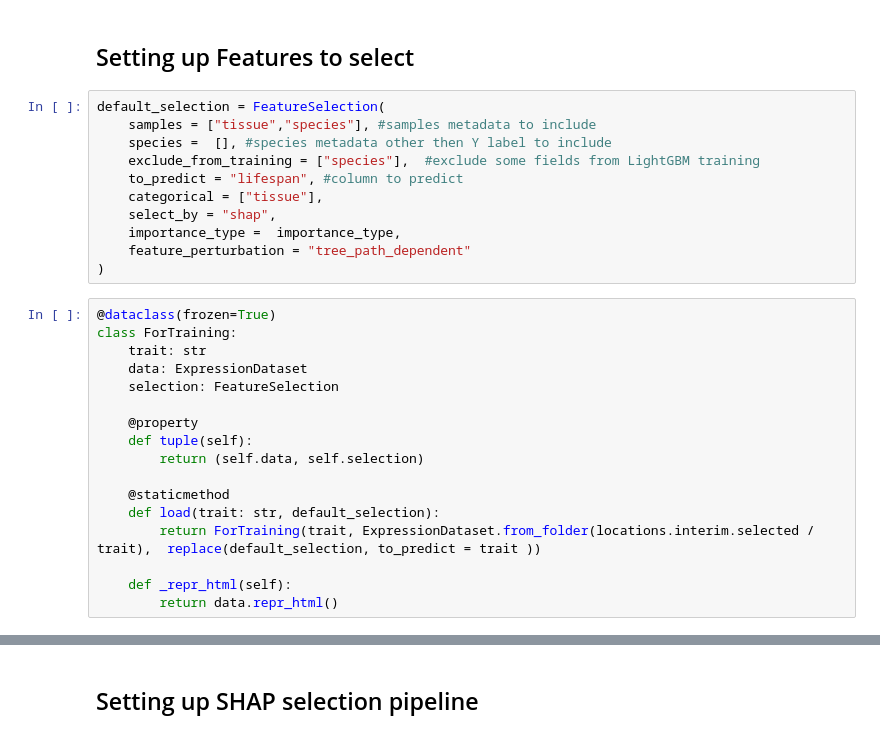
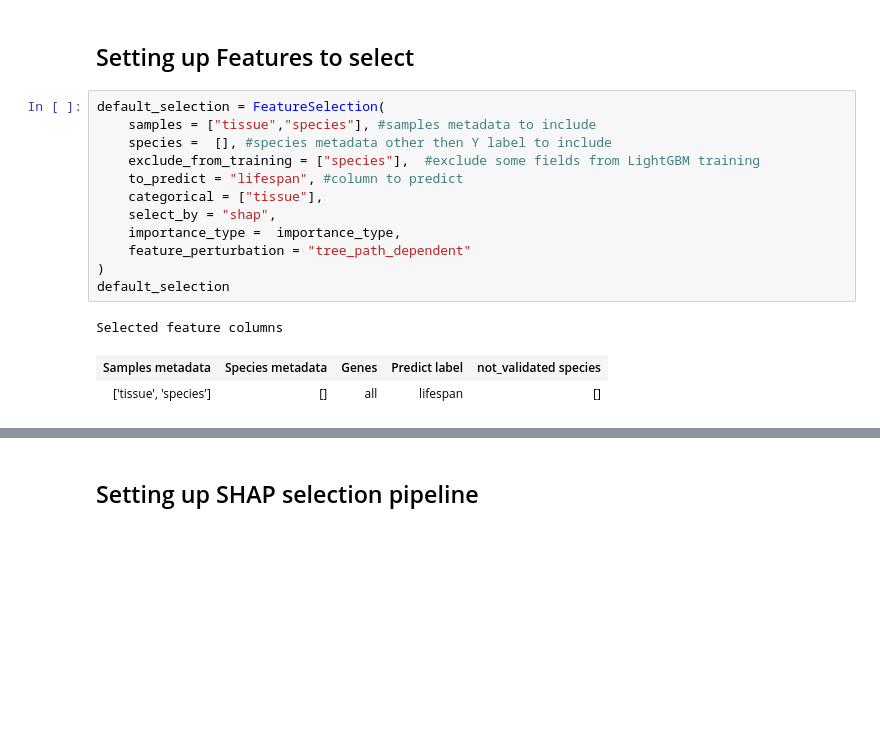
Before and after one commit to antonkulaga/yspecies, a Jupyter notebook: notebooks/shap_selection.ipynb, the cells around one changed output, grey strips where cells are left out. Drawn from its saved outputs; the diff is of its cells as text; blank space fills up the shorter version.

```diff
--- a/notebooks/shap_selection.ipynb
+++ b/notebooks/shap_selection.ipynb
@@ -92,28 +92,16 @@ locations: Locations = Locations("./") if Path("./data").exists() else Locations
 # %%
 default_selection = FeatureSelection(
     samples = ["tissue","species"], #samples metadata to include
     species =  [], #species metadata other then Y label to include
     exclude_from_training = ["species"],  #exclude some fields from LightGBM training
     to_predict = "lifespan", #column to predict
     categorical = ["tissue"],
     select_by = "shap",
     importance_type =  importance_type,
     feature_perturbation = "tree_path_dependent"
 )
+default_selection
+# %% [output]
+Selected feature columns
+| Samples metadata | Species metadata | Genes | Predict label | not_validated species |
+| ['tissue', 'species'] | [] | all | lifespan | [] |
-# %%
-@dataclass(frozen=True)
-class ForTraining:
-    trait: str
-    data: ExpressionDataset
-    selection: FeatureSelection
-
-    @property
-    def tuple(self):
-        return (self.data, self.selection)
-
-    @staticmethod
-    def load(trait: str, default_selection):
-        return ForTraining(trait, ExpressionDataset.from_folder(locations.interim.selected / trait),  replace(default_selection, to_predict = trait ))
-
-    def _repr_html(self):
-        return data.repr_html()
```
Also changed, not shown: parts of 11 cells of this notebook, 6 other files.
